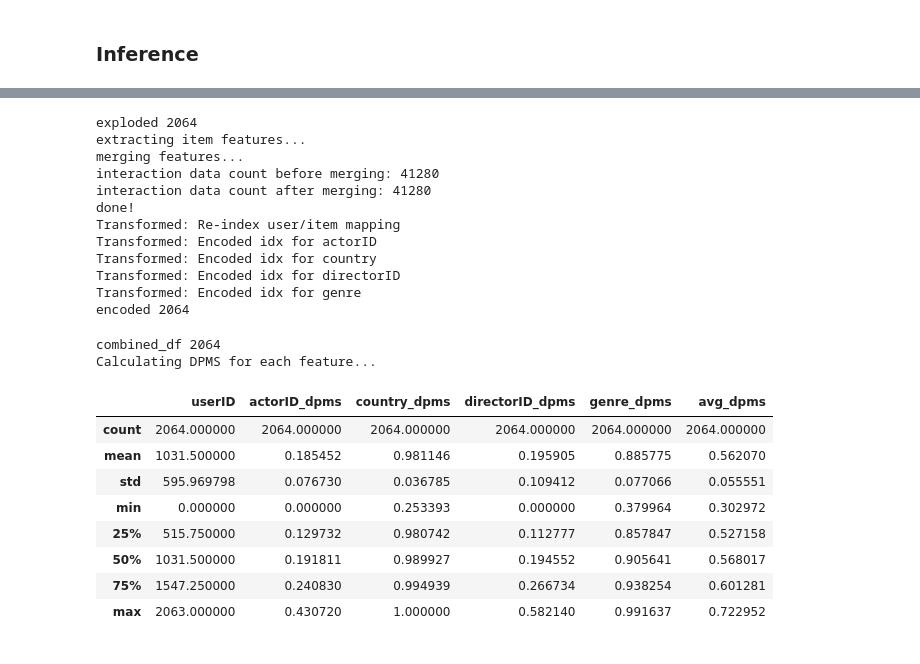
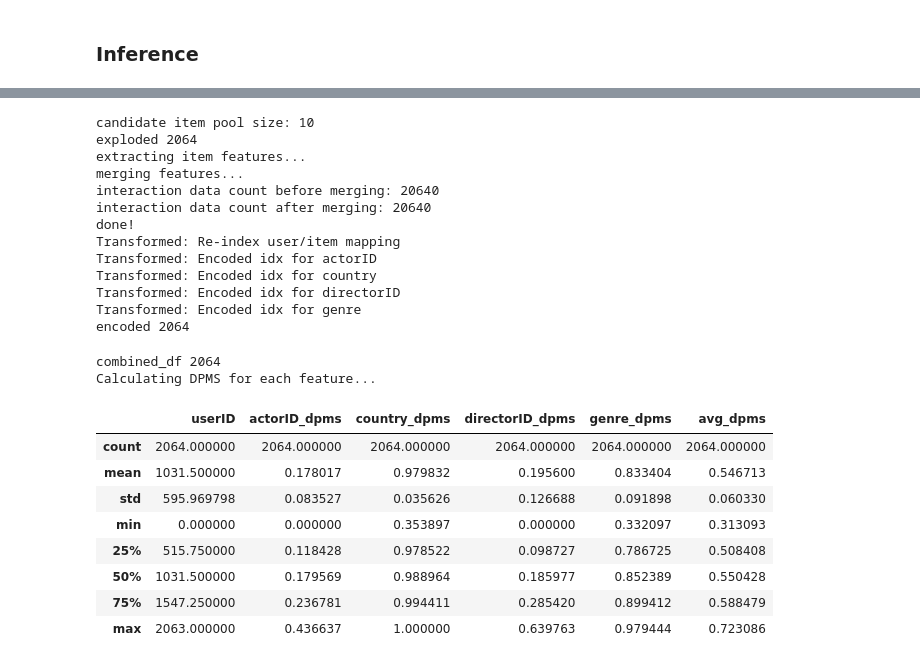
Before and after one commit to jeffery5bai/DPRecSys, a Jupyter notebook: experiments/finetune_exp.ipynb, the cells around one changed output, grey strips where cells are left out. Drawn from its saved outputs; the diff is of its cells as text; code cells hidden in the pictures.

```diff
--- a/experiments/finetune_exp.ipynb
+++ b/experiments/finetune_exp.ipynb
@@ -88,9 +89,9 @@ done!
 train_df, valid_df, test_df = experiment_data_preprocessor.stratified_time_split(
     interaction_info_df,
     time_col="timestamp",
-    train_ratio=0.75,
-    val_ratio=0.1,
-    test_ratio=0.15,
+    train_ratio=0.75, # replica 64% for training
+    val_ratio=0.10, # replica 16% for validation
+    test_ratio=0.15, # replica 20% for testing
 )
 
 TRAIN_NUM_USERS = len(train_df["userID"].unique())
@@ -208,8 +209,8 @@ Num of triplets: 158984(pos samples) * 5(negative sampled items) = 794920
 #### Prepare prediction pool for inference/testing
 # %%
 # NOTE: Prepare prediction pool to evaluate the model
-validation_pool_df = experiment_data_preprocessor.prepare_prediction_df(encoded_valid_df, K=500)
-prediction_pool_df = experiment_data_preprocessor.prepare_prediction_df(encoded_test_df, K=500)
+validation_pool_df = experiment_data_preprocessor.prepare_prediction_df(encoded_valid_df, K=1000)
+prediction_pool_df = experiment_data_preprocessor.prepare_prediction_df(encoded_test_df, K=1000)
 prediction_pool_df.tail()
 # %% [output]
 Prediction DataFrame:
@@ -307,13 +308,14 @@ DPM_WEIGHTS = {
 
 MT_WEIGHTS = {
     # "bpr_loss": 1.0,
-    "dps_loss": 0,
+    "dps_loss": 1.0,
     "dpr_loss": 1.0,
     "dpm_loss": 1.0,
+    "l2_loss": 1e-3,
 }
 
 REL_EMB_DIM = None  # Dimension of relation embeddings, can be adjusted based on model complexity
-STRATEGY = "delta"  # "direct", "delta"
+STRATEGY = "delta"  # "direct", "delta", "lora"
 LORA_R = 2  # Rank for LoRA, can be adjusted based on model complexity
 RESCALE_METHOD = None  # None, "log", "ema"
 
@@ -339,8 +341,8 @@ Seed set to 42
 from common._mlflow import get_mlflow_logger, get_callbacks
 
 EXPERIMENT_NAME = "finetune-exp"
-VERSION = "s2"
-RUN_NAME = "rm-v2"
+VERSION = "s2-v3"
+RUN_NAME = "add-l2loss(1e-3)"
 PATIENCE = 5
 mlflow_logger = get_mlflow_logger(experiment_name=EXPERIMENT_NAME, run_name=RUN_NAME, tags={"version": VERSION})
 trainer_callbacks = get_callbacks(
@@ -468,42 +472,43 @@ model.test_results["eval_score_df"].describe()
 # %%
 # Evaluate user diversity preference matching score (DPMS) at k
 eval_df = evaluator.prepare_evaluation_data(model.test_results, feature_engineer.idx2vocab)
 
 # Get user DPMS
 user_dpms_df = evaluator.evaluate_dpms_at_k(
     eval_df=eval_df,
     feature_engineer=feature_engineer,
     ground_truth_dps_df=user_dps_df,
-    k=20,
+    k=10,
     actor_k=5,
     rare_threshold=5,
 )
 
 user_dpms_df.describe()
 # %% [output]
+candidate item pool size: 10
 exploded 2064
 extracting item features...
 merging features...
-interaction data count before merging: 41280
-interaction data count after merging: 41280
+interaction data count before merging: 20640
+interaction data count after merging: 20640
 done!
 Transformed: Re-index user/item mapping
 Transformed: Encoded idx for actorID
 Transformed: Encoded idx for country
 Transformed: Encoded idx for directorID
 Transformed: Encoded idx for genre
 encoded 2064
 combined_df 2064
 Calculating DPMS for each feature...
 |  | userID | actorID_dpms | country_dpms | directorID_dpms | genre_dpms | avg_dpms |
 | count | 2064.000000 | 2064.000000 | 2064.000000 | 2064.000000 | 2064.000000 | 2064.000000 |
-| mean | 1031.500000 | 0.185452 | 0.981146 | 0.195905 | 0.885775 | 0.562070 |
-| std | 595.969798 | 0.076730 | 0.036785 | 0.109412 | 0.077066 | 0.055551 |
-| min | 0.000000 | 0.000000 | 0.253393 | 0.000000 | 0.379964 | 0.302972 |
-| 25% | 515.750000 | 0.129732 | 0.980742 | 0.112777 | 0.857847 | 0.527158 |
-| 50% | 1031.500000 | 0.191811 | 0.989927 | 0.194552 | 0.905641 | 0.568017 |
-| 75% | 1547.250000 | 0.240830 | 0.994939 | 0.266734 | 0.938254 | 0.601281 |
-| max | 2063.000000 | 0.430720 | 1.000000 | 0.582140 | 0.991637 | 0.722952 |
+| mean | 1031.500000 | 0.178017 | 0.979832 | 0.195600 | 0.833404 | 0.546713 |
+| std | 595.969798 | 0.083527 | 0.035626 | 0.126688 | 0.091898 | 0.060330 |
+| min | 0.000000 | 0.000000 | 0.353897 | 0.000000 | 0.332097 | 0.313093 |
+| 25% | 515.750000 | 0.118428 | 0.978522 | 0.098727 | 0.786725 | 0.508408 |
+| 50% | 1031.500000 | 0.179569 | 0.988964 | 0.185977 | 0.852389 | 0.550428 |
+| 75% | 1547.250000 | 0.236781 | 0.994411 | 0.285420 | 0.899412 | 0.588479 |
+| max | 2063.000000 | 0.436637 | 1.000000 | 0.639763 | 0.979444 | 0.723086 |
 # %%
 # dpms
 # v1
```
Also changed, not shown: parts of 9 cells of this notebook, 5 other files.
